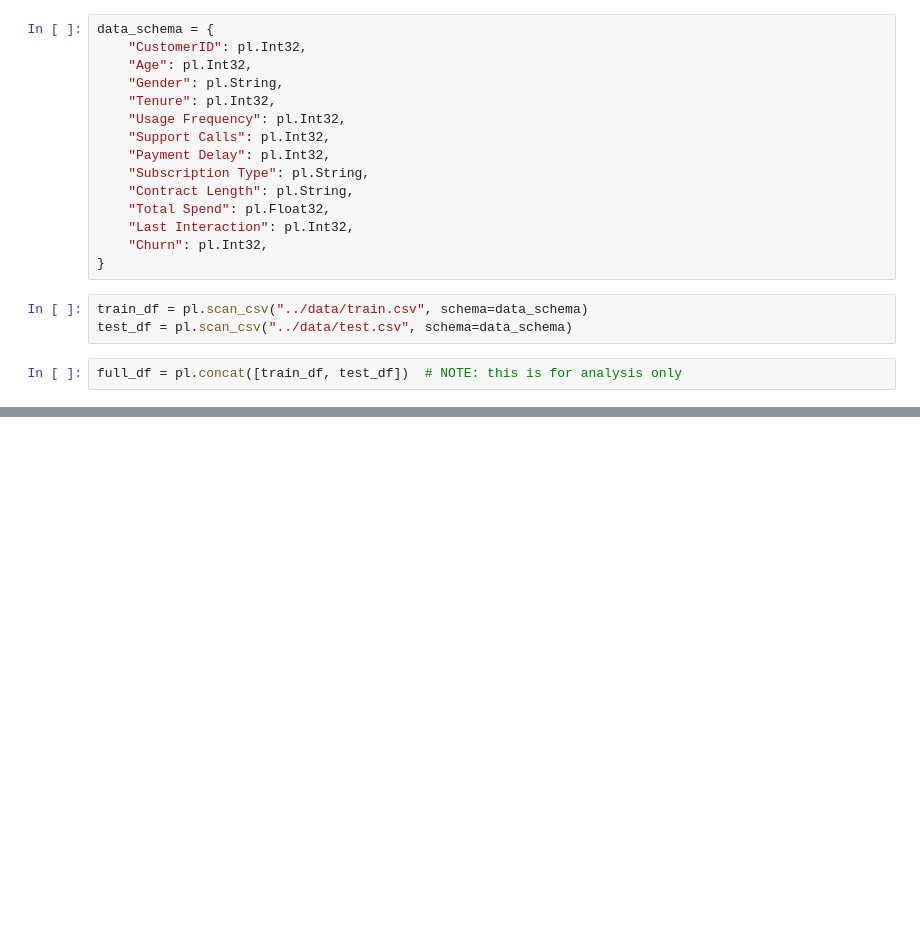
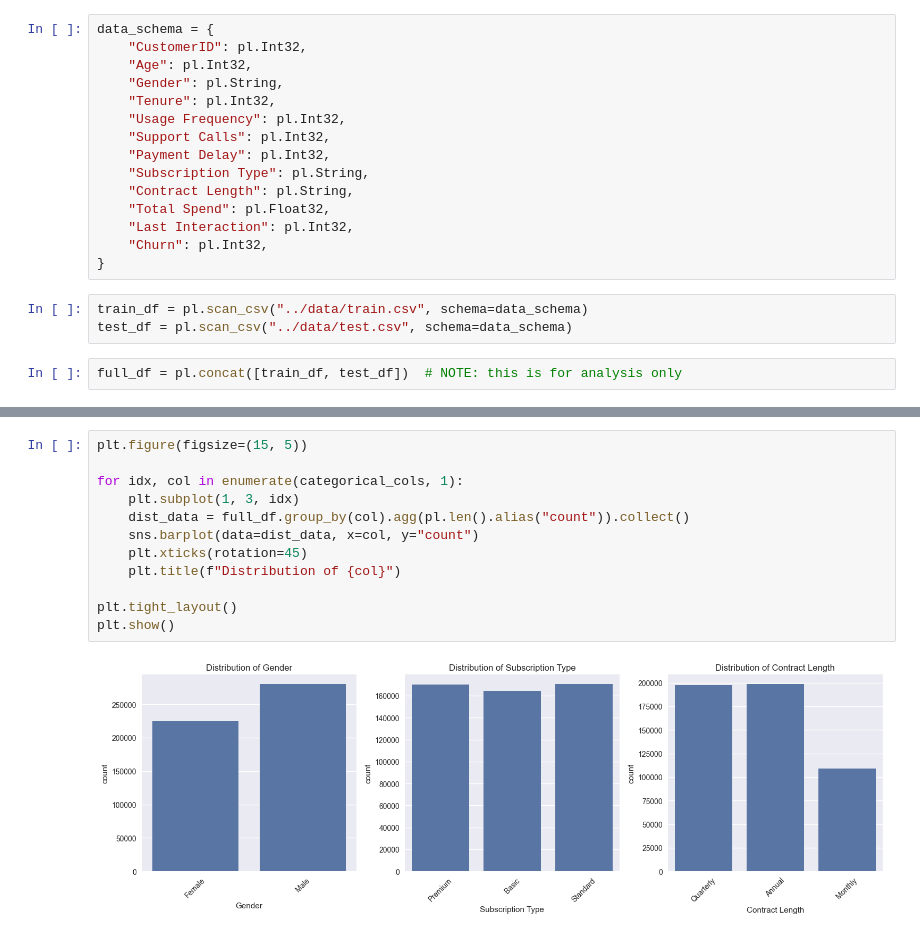
Before and after one commit to Mamdouh66/customer-churn, a Jupyter notebook: notebooks/data.ipynb, the cells around one changed output, grey strips where cells are left out. Saved outputs shown, nothing was run; the diff lists cells and outputs as text; blank space fills up the shorter version.

```diff
--- a/notebooks/data.ipynb
+++ b/notebooks/data.ipynb
@@ -40,0 +186,14 @@ shape: (5, 12)
+# %%
+plt.figure(figsize=(15, 5))
+
+for idx, col in enumerate(categorical_cols, 1):
+    plt.subplot(1, 3, idx)
+    dist_data = full_df.group_by(col).agg(pl.len().alias("count")).collect()
+    sns.barplot(data=dist_data, x=col, y="count")
+    plt.xticks(rotation=45)
+    plt.title(f"Distribution of {col}")
+
+plt.tight_layout()
+plt.show()
+# %% [output]
+[figure, added]
```
Also changed, not shown: parts of 13 cells of this notebook.
